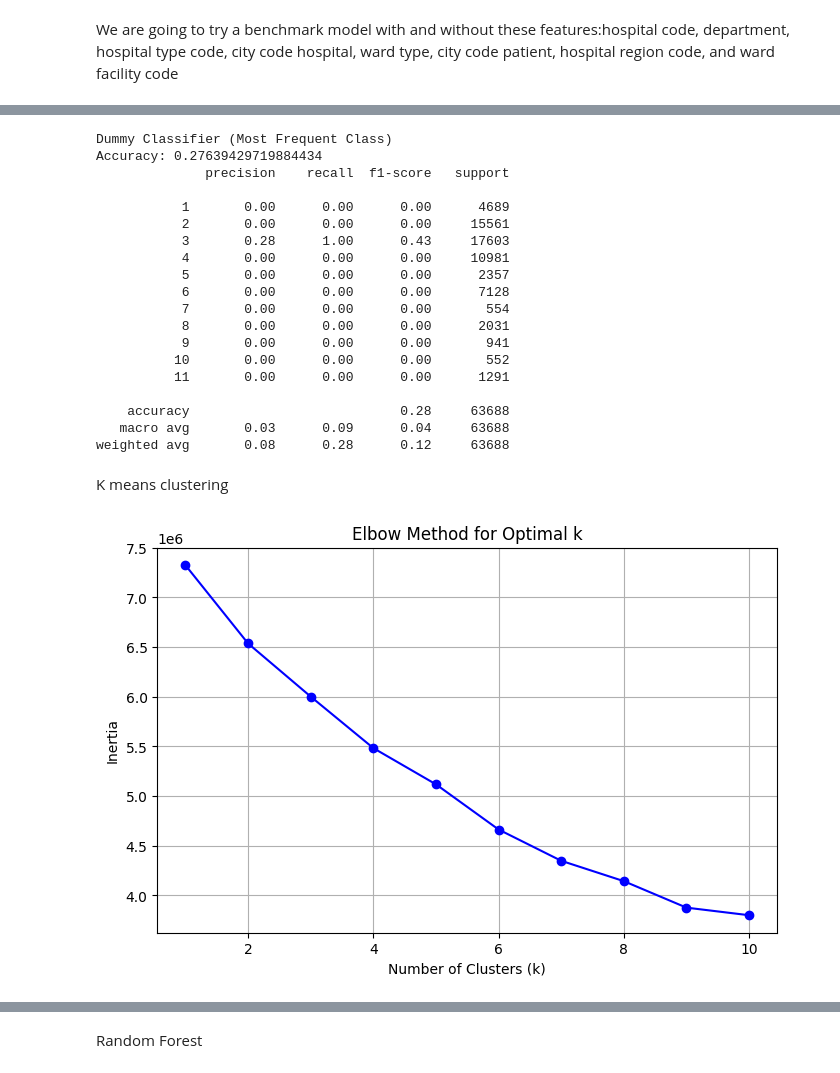
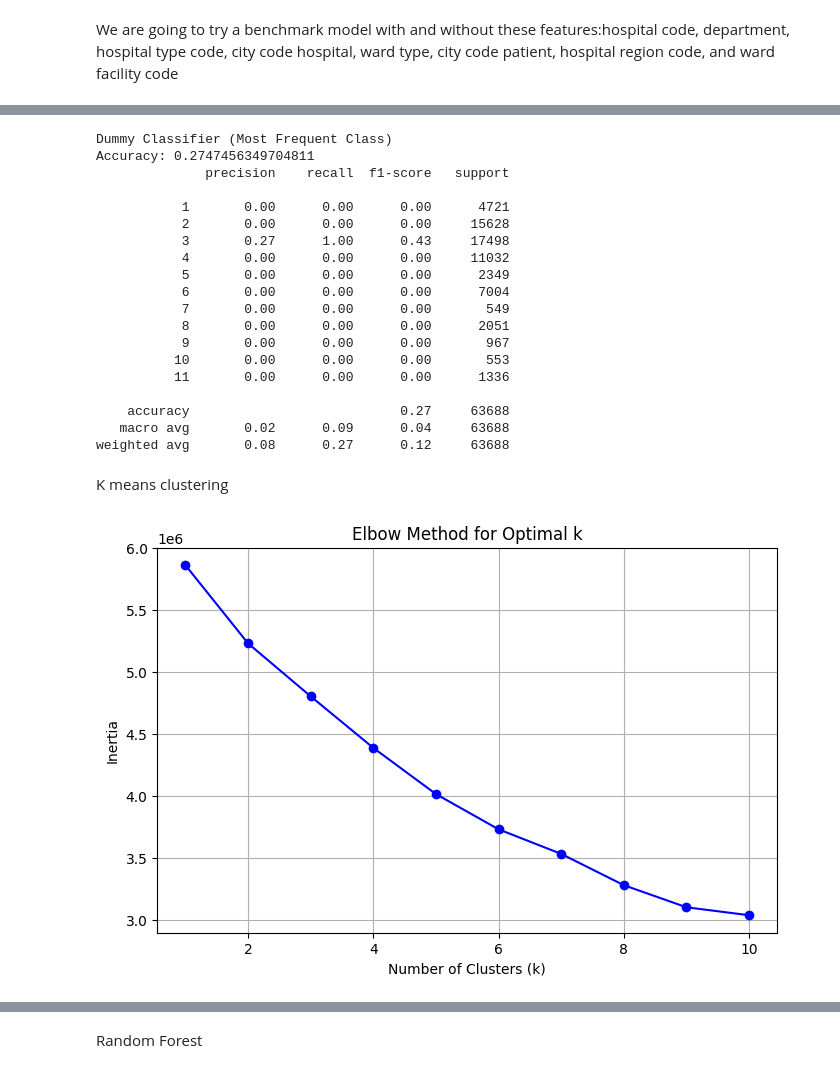
Before and after one commit to Jayjolie1026/4260, a Jupyter notebook: preprocessing.ipynb, the cells around one changed output, grey strips where cells are left out. Cells and saved outputs as stored; diff of their text form; code cells hidden in the pictures.

```diff
--- a/preprocessing.ipynb
+++ b/preprocessing.ipynb
@@ -257,0 +206,33 @@ weighted avg       0.33      0.36      0.32     63688
+# %%
+X = train_cleaned.drop(columns=['Stay'])
+y = train_cleaned['Stay']
+
+
+X_train, X_test, y_train, y_test = train_test_split(X, y, test_size=0.2, random_state=42, stratify=y)
+
+
+scaler = StandardScaler()
+
+
+X_train_scaled = scaler.fit_transform(X_train)
+X_test_scaled = scaler.transform(X_test)
+
+
+
+
+X_train_reduced = scaler.fit_transform(X_train.drop(columns=features_to_drop))
+X_test_reduced = scaler.transform(X_test.drop(columns=features_to_drop))
+# %%
+
+log_reg = LogisticRegression(max_iter=200, solver='saga', n_jobs=1)
+log_reg.fit(X_train_scaled, y_train)  # Train on scaled training data
+
+# **2. Make Predictions on the Scaled Test Data**
+y_pred_log_reg = log_reg.predict(X_test_scaled)  # Predict on scaled test data
+
+# **3. Evaluate the Model**
+print("Logistic Regression (All Features)")
+print("Accuracy:", accuracy_score(y_test, y_pred_log_reg))  # Compare with y_test
+
+print("\nClassification Report:")
+print(classification_report(y_test, y_pred_log_reg))  # Compare with y_test
@@ -258,49 +257,49 @@ weighted avg       0.33      0.36      0.32     63688
 # %%
 # Dummy Classifier (Most Frequent Class)
 dummy_clf = DummyClassifier(strategy="most_frequent")
-dummy_clf.fit(X_train_reduced, y_train)
-y_pred_dummy = dummy_clf.predict(X_test_reduced)
+dummy_clf.fit(X_train_scaled, y_train)
+y_pred_dummy = dummy_clf.predict(X_test_scaled)
 # %%
 print("\nDummy Classifier (Most Frequent Class)")
 print("Accuracy:", accuracy_score(y_test, y_pred_dummy))
 print(classification_report(y_test, y_pred_dummy))
 # %% [output]
 Dummy Classifier (Most Frequent Class)
-Accuracy: 0.27639429719884434
+Accuracy: 0.2747456349704811
               precision    recall  f1-score   support
 
-           1       0.00      0.00      0.00      4689
-           2       0.00      0.00      0.00     15561
-           3       0.28      1.00      0.43     17603
-           4       0.00      0.00      0.00     10981
-           5       0.00      0.00      0.00      2357
-           6       0.00      0.00      0.00      7128
-           7       0.00      0.00      0.00       554
-           8       0.00      0.00      0.00      2031
-           9       0.00      0.00      0.00       941
-          10       0.00      0.00      0.00       552
-          11       0.00      0.00      0.00      1291
+           1       0.00      0.00      0.00      4721
+           2       0.00      0.00      0.00     15628
+           3       0.27      1.00      0.43     17498
+           4       0.00      0.00      0.00     11032
+           5       0.00      0.00      0.00      2349
+           6       0.00      0.00      0.00      7004
+           7       0.00      0.00      0.00       549
+           8       0.00      0.00      0.00      2051
+           9       0.00      0.00      0.00       967
+          10       0.00      0.00      0.00       553
+          11       0.00      0.00      0.00      1336
 
-    accuracy                           0.28     63688
-   macro avg       0.03      0.09      0.04     63688
-weighted avg       0.08      0.28      0.12     63688
+    accuracy                           0.27     63688
+   macro avg       0.02      0.09      0.04     63688
+weighted avg       0.08      0.27      0.12     63688
 # %% [markdown]
 K means clustering
 # %%
 inertia = []
 K = range(1, 11)
 for k in K:
     kmeans = KMeans(n_clusters=k, random_state=42)
-    kmeans.fit(X_scaled)
+    kmeans.fit(X_train_scaled)
     inertia.append(kmeans.inertia_)
 
 # Plot the Elbow Curve
 plt.figure(figsize=(8, 5))
 plt.plot(K, inertia, 'bo-')
 plt.xlabel('Number of Clusters (k)')
 plt.ylabel('Inertia')
 plt.title('Elbow Method for Optimal k')
 plt.grid(True)
 plt.show()
 # %% [output]
-[figure, old version]
+[figure, new version]
```
Also changed, not shown: parts of 15 cells of this notebook.
